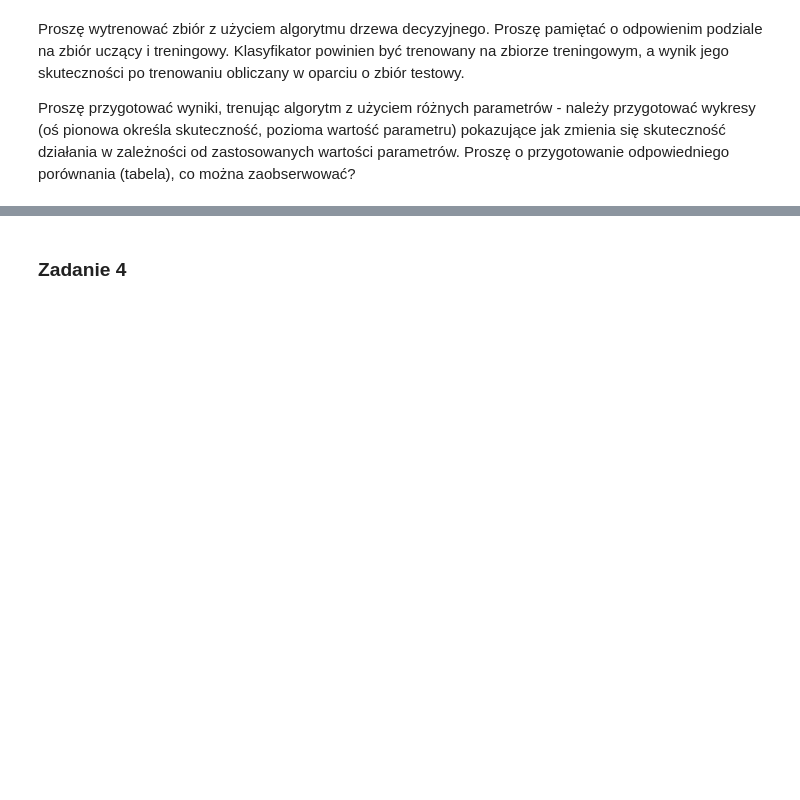
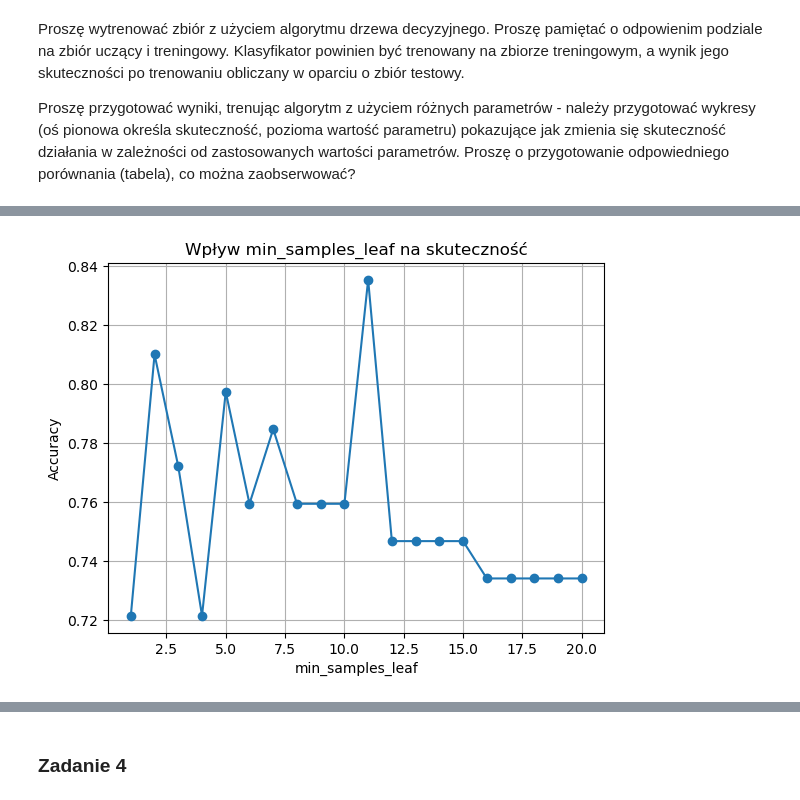
Before and after one commit to kamazur2002/pk_machine_learning, a Jupyter notebook: decision_tree/160803_Kamila_Zur_Decission_Tree.ipynb, the cells around one changed output, grey strips where cells are left out. Cells and saved outputs as stored; diff of their text form; code cells hidden in the pictures; blank space fills up the shorter version.

```diff
--- a/decision_tree/160803_Kamila_Zur_Decission_Tree.ipynb
+++ b/decision_tree/160803_Kamila_Zur_Decission_Tree.ipynb
@@ -135,0 +279,20 @@ Proszę przygotować wyniki, trenując algorytm z użyciem różnych parametrów
+# %%
+leaf_sizes = range(1, 21)
+accuracies_leaf = []
+
+for leaf in leaf_sizes:
+    clf = DecisionTreeClassifier(min_samples_leaf=leaf,random_state=42)
+    clf.fit(X_train, y_train)
+    y_pred = clf.predict(X_test)
+    acc = accuracy_score(y_test, y_pred)
+    accuracies_leaf.append(acc)
+# %%
+plt.figure()
+plt.plot(leaf_sizes, accuracies_leaf, marker='o')
+plt.xlabel("min_samples_leaf")
+plt.ylabel("Accuracy")
+plt.title("Wpływ min_samples_leaf na skuteczność")
+plt.grid(True)
+plt.show()
+# %% [output]
+[figure, added]
```
Also changed, not shown: parts of 34 cells of this notebook.
